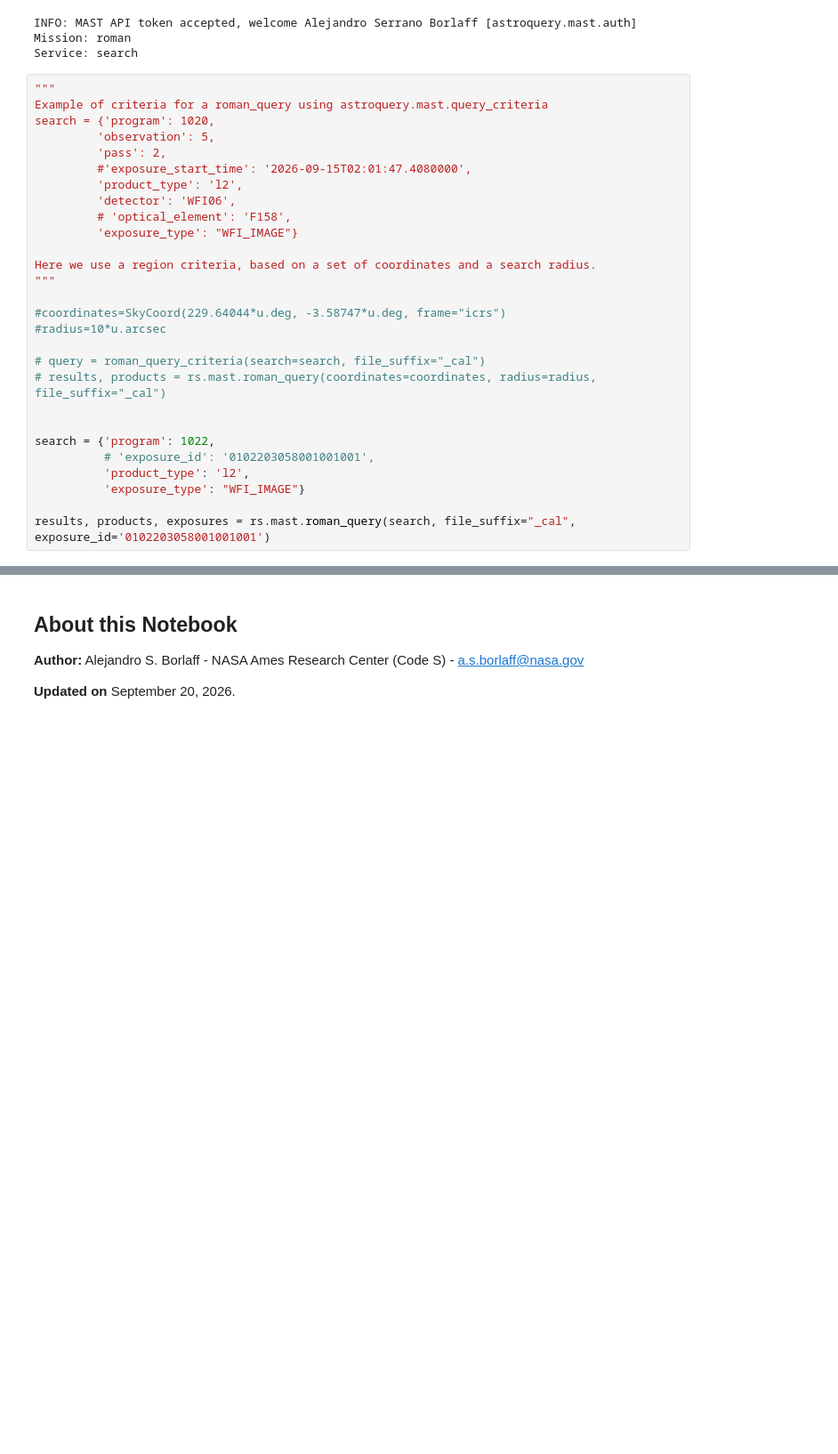
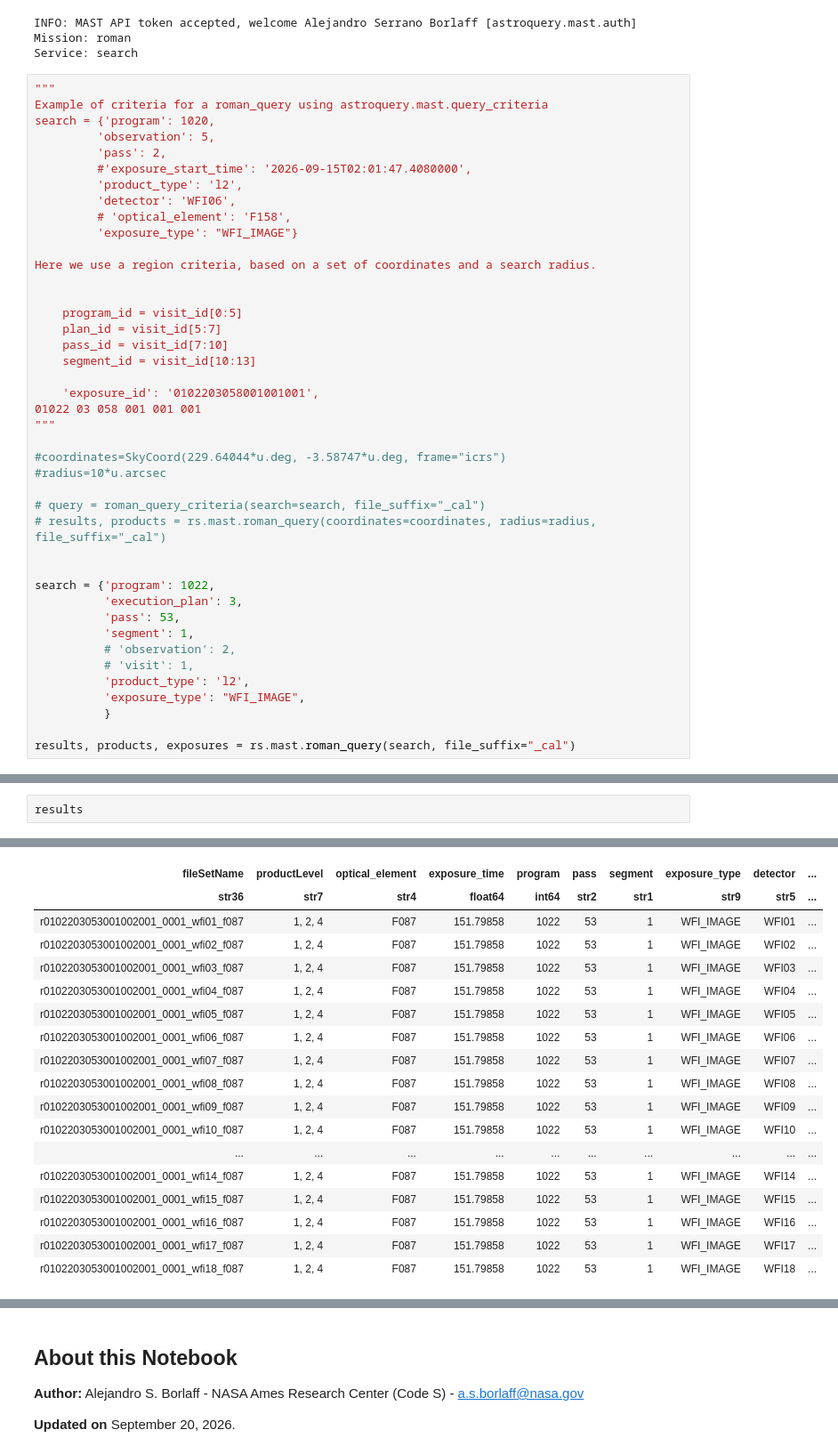
Before and after one commit to Borlaff/ROSALIA, a Jupyter notebook: notebooks/COM/R2_Making_a_few_mosaics.ipynb, the cells around one changed output, grey strips where cells are left out. Shown at 89% size. Saved outputs shown, nothing was run; the diff lists cells and outputs as text; blank space fills up the shorter version.

```diff
--- a/notebooks/COM/R2_Making_a_few_mosaics.ipynb
+++ b/notebooks/COM/R2_Making_a_few_mosaics.ipynb
@@ -60,6 +60,15 @@ search = {'program': 1020,
          'exposure_type': "WFI_IMAGE"}
 
 Here we use a region criteria, based on a set of coordinates and a search radius.
+
+
+    program_id = visit_id[0:5]
+    plan_id = visit_id[5:7]
+    pass_id = visit_id[7:10]
+    segment_id = visit_id[10:13]
+
+    'exposure_id': '0102203058001001001',
+01022 03 058 001 001 001
 """
 
 #coordinates=SkyCoord(229.64044*u.deg, -3.58747*u.deg, frame="icrs")
@@ -70,11 +79,16 @@ Here we use a region criteria, based on a set of coordinates and a search radius
 
 
 search = {'program': 1022,
-          # 'exposure_id': '0102203058001001001',
+          'execution_plan': 3,
+          'pass': 53,
+          'segment': 1,
+          # 'observation': 2,
+          # 'visit': 1,
           'product_type': 'l2',
-          'exposure_type': "WFI_IMAGE"}
+          'exposure_type': "WFI_IMAGE",
+          }
 
-results, products, exposures = rs.mast.roman_query(search, file_suffix="_cal", exposure_id='0102203058001001001')
+results, products, exposures = rs.mast.roman_query(search, file_suffix="_cal")
 # %% [output]
 INFO: MAST API token accepted, welcome Alejandro Serrano Borlaff [astroquery.mast.auth]
 Mission: roman
@@ -133,0 +98,3 @@ Table length=18
+# %%
+results
+# %% [output]
@@ -134 +102,19 @@ Table length=18
+| fileSetName | productLevel | optical_element | exposure_time | program | pass | segment | exposure_type | detector | ... |
+| str36 | str7 | str4 | float64 | int64 | str2 | str1 | str9 | str5 | ... |
+| r0102203053001002001_0001_wfi01_f087 | 1, 2, 4 | F087 | 151.79858 | 1022 | 53 | 1 | WFI_IMAGE | WFI01 | ... |
+| r0102203053001002001_0001_wfi02_f087 | 1, 2, 4 | F087 | 151.79858 | 1022 | 53 | 1 | WFI_IMAGE | WFI02 | ... |
+| r0102203053001002001_0001_wfi03_f087 | 1, 2, 4 | F087 | 151.79858 | 1022 | 53 | 1 | WFI_IMAGE | WFI03 | ... |
+| r0102203053001002001_0001_wfi04_f087 | 1, 2, 4 | F087 | 151.79858 | 1022 | 53 | 1 | WFI_IMAGE | WFI04 | ... |
+| r0102203053001002001_0001_wfi05_f087 | 1, 2, 4 | F087 | 151.79858 | 1022 | 53 | 1 | WFI_IMAGE | WFI05 | ... |
+| r0102203053001002001_0001_wfi06_f087 | 1, 2, 4 | F087 | 151.79858 | 1022 | 53 | 1 | WFI_IMAGE | WFI06 | ... |
+| r0102203053001002001_0001_wfi07_f087 | 1, 2, 4 | F087 | 151.79858 | 1022 | 53 | 1 | WFI_IMAGE | WFI07 | ... |
+| r0102203053001002001_0001_wfi08_f087 | 1, 2, 4 | F087 | 151.79858 | 1022 | 53 | 1 | WFI_IMAGE | WFI08 | ... |
+| r0102203053001002001_0001_wfi09_f087 | 1, 2, 4 | F087 | 151.79858 | 1022 | 53 | 1 | WFI_IMAGE | WFI09 | ... |
+| r0102203053001002001_0001_wfi10_f087 | 1, 2, 4 | F087 | 151.79858 | 1022 | 53 | 1 | WFI_IMAGE | WFI10 | ... |
+| ... | ... | ... | ... | ... | ... | ... | ... | ... | ... |
+| r0102203053001002001_0001_wfi14_f087 | 1, 2, 4 | F087 | 151.79858 | 1022 | 53 | 1 | WFI_IMAGE | WFI14 | ... |
+| r0102203053001002001_0001_wfi15_f087 | 1, 2, 4 | F087 | 151.79858 | 1022 | 53 | 1 | WFI_IMAGE | WFI15 | ... |
+| r0102203053001002001_0001_wfi16_f087 | 1, 2, 4 | F087 | 151.79858 | 1022 | 53 | 1 | WFI_IMAGE | WFI16 | ... |
+| r0102203053001002001_0001_wfi17_f087 | 1, 2, 4 | F087 | 151.79858 | 1022 | 53 | 1 | WFI_IMAGE | WFI17 | ... |
+| r0102203053001002001_0001_wfi18_f087 | 1, 2, 4 | F087 | 151.79858 | 1022 | 53 | 1 | WFI_IMAGE | WFI18 | ... |
 # %%
```
Also changed, not shown: parts of 8 cells of this notebook, 7 other files.
